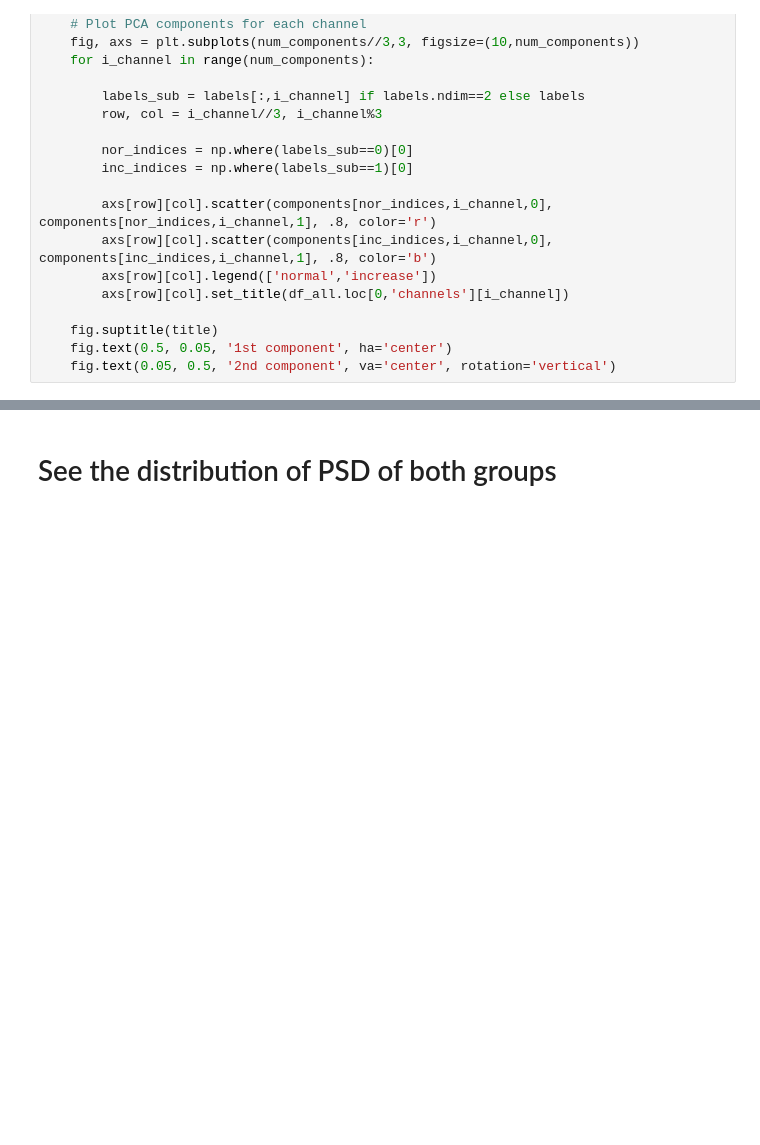
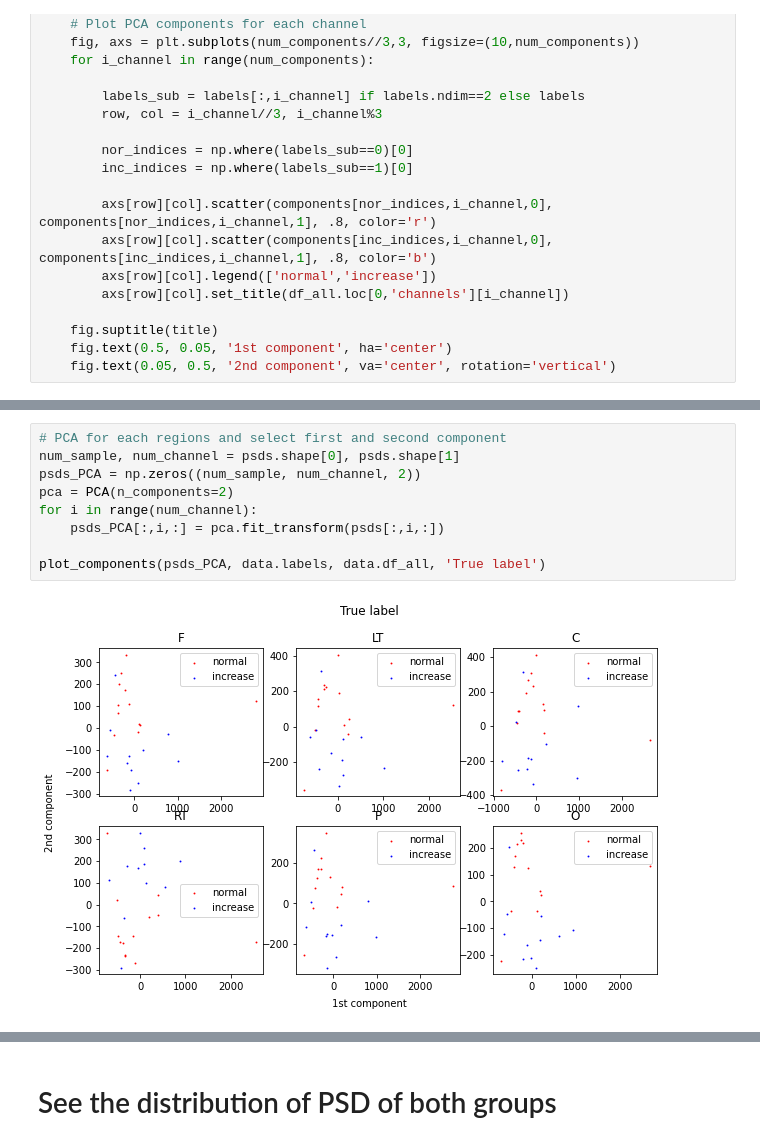
Before and after one commit to hundredball/Classroom_stress, a Jupyter notebook: data_analysis.ipynb, the cells around one changed output, grey strips where cells are left out. Cells and saved outputs as stored; diff of their text form; blank space fills up the shorter version.

```diff
--- a/data_analysis.ipynb
+++ b/data_analysis.ipynb
@@ -516,0 +525,11 @@ mode = 2
+# %%
+# PCA for each regions and select first and second component
+num_sample, num_channel = psds.shape[0], psds.shape[1]
+psds_PCA = np.zeros((num_sample, num_channel, 2))
+pca = PCA(n_components=2)
+for i in range(num_channel):
+    psds_PCA[:,i,:] = pca.fit_transform(psds[:,i,:])
+
+plot_components(psds_PCA, data.labels, data.df_all, 'True label')
+# %% [output]
+[figure, added]
```
Also changed, not shown: parts of 13 cells of this notebook, 2 other files.
